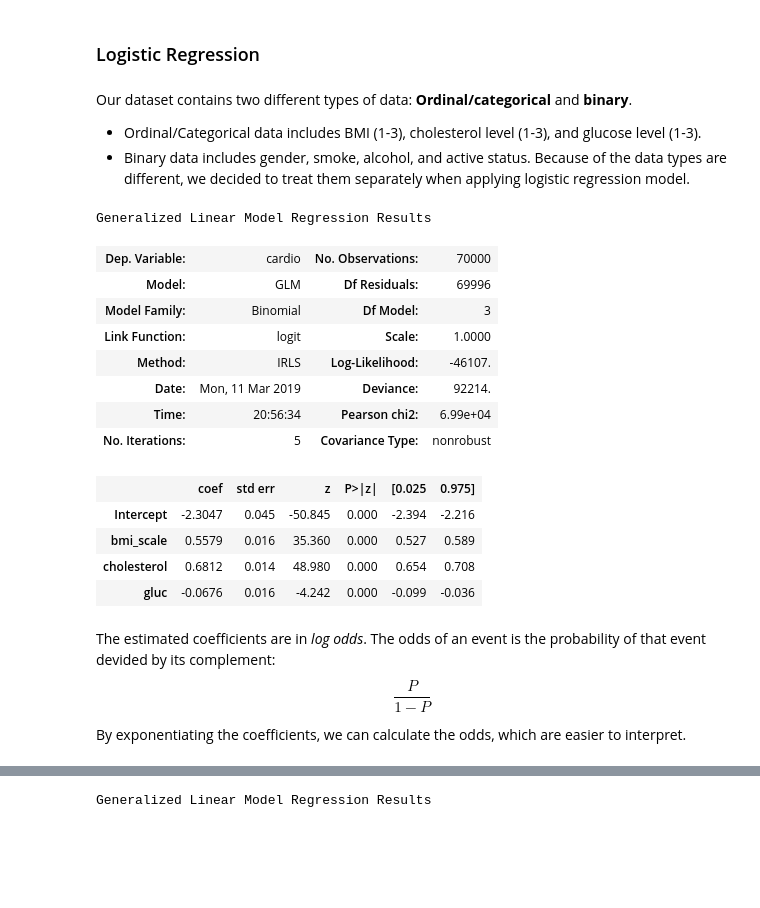
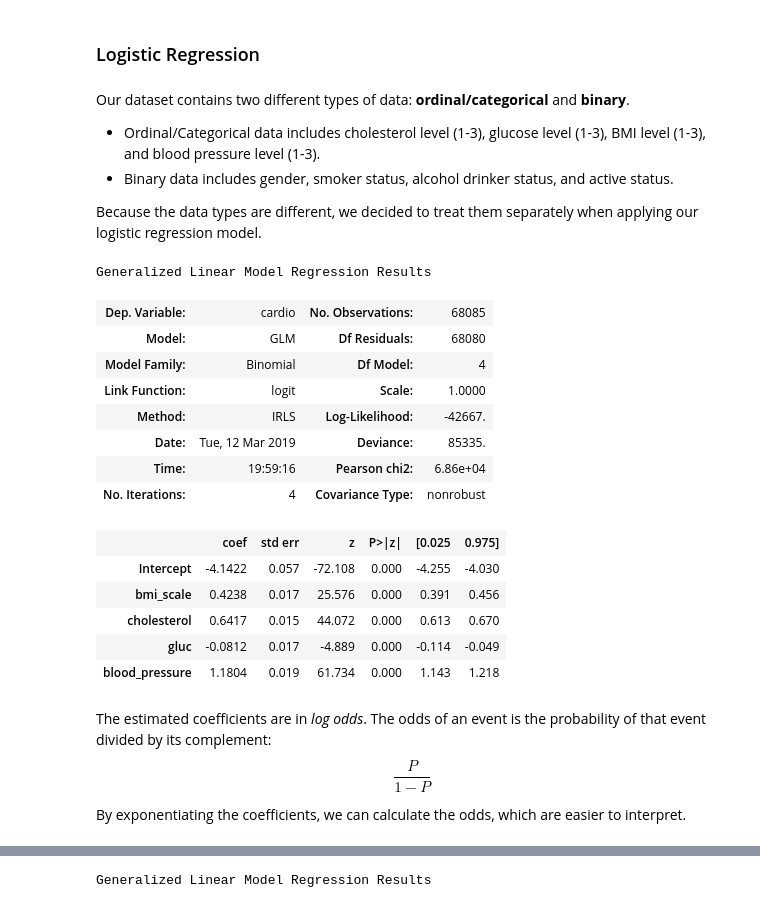
Before and after one commit to muatasimqazi/info370-final-resource, a Jupyter notebook: data_prep.ipynb, the cells around one changed output, grey strips where cells are left out. Drawn from its saved outputs; the diff is of its cells as text; code cells hidden in the pictures; blank space fills up the shorter version.

```diff
--- a/data_prep.ipynb
+++ b/data_prep.ipynb
@@ -77,0 +140,3 @@ $$BMI=\frac{mass(kg)}{height(m)^2}$$
+# %%
+# get rid of outliers by dropping whichever values that falls below 2.5% or above 97.5%
+df.drop(df[(df['weight'] > df['weight'].quantile(0.975)) | (df['weight'] < df['weight'].quantile(0.025))].index,inplace=True)
@@ -77,0 +183,3 @@ $$BMI=\frac{mass(kg)}{height(m)^2}$$
+# %%
+# remove outliers by dropping whichever values that falls below 2.5% or above 97.5% for systolic blood pressure and diastolic blood pressure
+df.drop(df[(df['ap_hi'] > df['ap_hi'].quantile(0.975)) | (df['ap_hi'] < df['ap_hi'].quantile(0.025))].index,inplace=True)
@@ -77,0 +224,3 @@ $$BMI=\frac{mass(kg)}{height(m)^2}$$
+# %%
+# remove outliers by dropping whichever values that falls below 2.5% or above 97.5% for systolic blood pressure and diastolic blood pressure
+df.drop(df[(df['ap_lo'] > df['ap_lo'].quantile(0.975)) | (df['ap_lo'] < df['ap_lo'].quantile(0.025))].index,inplace=True)
@@ -88,9 +270,8 @@ df['bmi_scale'] = np.select(conditions, choices, default=np.nan).astype('int')
 # create a column called blood pressure where we categorize 'Systolic blood pressure'  & 'Diastolic blood pressure'
 conditions = [\
               ((df['ap_hi'] <= 129) & (df['ap_lo'] < 80)), \
-              #(((df['ap_hi'] >= 120) & (df['ap_hi'] <= 129)) & (df['ap_lo'] < 80)), \
-              (((df['ap_hi'] >= 130) & (df['ap_hi'] <= 180)) | ((df['ap_lo'] >= 80) & (df['ap_lo'] <= 120))), \
-              #(((df['ap_hi'] >= 140) & (df['ap_hi'] <= 180)) | ((df['ap_lo'] >= 90) & (df['ap_lo'] <= 120))), \
-              ((df['ap_hi'] > 180) | (df['ap_lo'] > 120))]
+              (((df['ap_hi'] >= 130) & (df['ap_hi'] < 140)) | ((df['ap_lo'] >= 80) & (df['ap_lo'] <= 90))), \
+              ((df['ap_hi'] >= 140) | (df['ap_lo'] > 90))]
 choices = [1, 2, 3] #["Normal", "High Blood Pressure", "Hypertensive crisis"]
 df['blood_pressure'] = np.select(conditions, choices).astype('int')
+df.groupby('blood_pressure').count()
@@ -375,32 +401,34 @@ print(rfe.ranking_)
 # %% [markdown]
 ### Logistic Regression
 # %% [markdown]
-Our dataset contains two different types of data: **Ordinal/categorical** and **binary**.
-- Ordinal/Categorical data includes BMI (1-3), cholesterol level (1-3), and glucose level (1-3).
-- Binary data includes gender, smoke, alcohol, and active status.
-Because of the data types are different, we decided to treat them separately when applying logistic regression model.
+Our dataset contains two different types of data: **ordinal/categorical** and **binary**.
+- Ordinal/Categorical data includes cholesterol level (1-3), glucose level (1-3), BMI level (1-3), and blood pressure level (1-3).
+- Binary data includes gender, smoker status, alcohol drinker status, and active status.
+
+Because the data types are different, we decided to treat them separately when applying our logistic regression model.
 # %%
 # Logistic regression with categorical data
-formula_cate = "cardio ~ bmi_scale + cholesterol + gluc"
+formula_cate = "cardio ~ bmi_scale + cholesterol + gluc + blood_pressure"
 logistic_model_cate = smf.glm(formula=formula_cate, data=df, family=sm.families.Binomial()).fit()
 logistic_model_cate.summary()
 # %% [output]
 Generalized Linear Model Regression Results
-| Dep. Variable: | cardio | No. Observations: | 70000 |
-| Model: | GLM | Df Residuals: | 69996 |
-| Model Family: | Binomial | Df Model: | 3 |
+| Dep. Variable: | cardio | No. Observations: | 68085 |
+| Model: | GLM | Df Residuals: | 68080 |
+| Model Family: | Binomial | Df Model: | 4 |
 | Link Function: | logit | Scale: | 1.0000 |
-| Method: | IRLS | Log-Likelihood: | -46107. |
-| Date: | Mon, 11 Mar 2019 | Deviance: | 92214. |
-| Time: | 20:56:34 | Pearson chi2: | 6.99e+04 |
-| No. Iterations: | 5 | Covariance Type: | nonrobust |
+| Method: | IRLS | Log-Likelihood: | -42667. |
+| Date: | Tue, 12 Mar 2019 | Deviance: | 85335. |
+| Time: | 19:59:16 | Pearson chi2: | 6.86e+04 |
+| No. Iterations: | 4 | Covariance Type: | nonrobust |
 |  | coef | std err | z | P>|z| | [0.025 | 0.975] |
-| Intercept | -2.3047 | 0.045 | -50.845 | 0.000 | -2.394 | -2.216 |
-| bmi_scale | 0.5579 | 0.016 | 35.360 | 0.000 | 0.527 | 0.589 |
-| cholesterol | 0.6812 | 0.014 | 48.980 | 0.000 | 0.654 | 0.708 |
-| gluc | -0.0676 | 0.016 | -4.242 | 0.000 | -0.099 | -0.036 |
+| Intercept | -4.1422 | 0.057 | -72.108 | 0.000 | -4.255 | -4.030 |
+| bmi_scale | 0.4238 | 0.017 | 25.576 | 0.000 | 0.391 | 0.456 |
+| cholesterol | 0.6417 | 0.015 | 44.072 | 0.000 | 0.613 | 0.670 |
+| gluc | -0.0812 | 0.017 | -4.889 | 0.000 | -0.114 | -0.049 |
+| blood_pressure | 1.1804 | 0.019 | 61.734 | 0.000 | 1.143 | 1.218 |
 # %% [markdown]
-The estimated coefficients are in _log odds_. The odds of an event is the probability of that event devided by its complement:
+The estimated coefficients are in _log odds_. The odds of an event is the probability of that event divided by its complement:
 $$\frac{P}{1-P}$$
 
 By exponentiating the coefficients, we can calculate the odds, which are easier to interpret.
```
Also changed, not shown: parts of 86 cells of this notebook, 1 other file.
